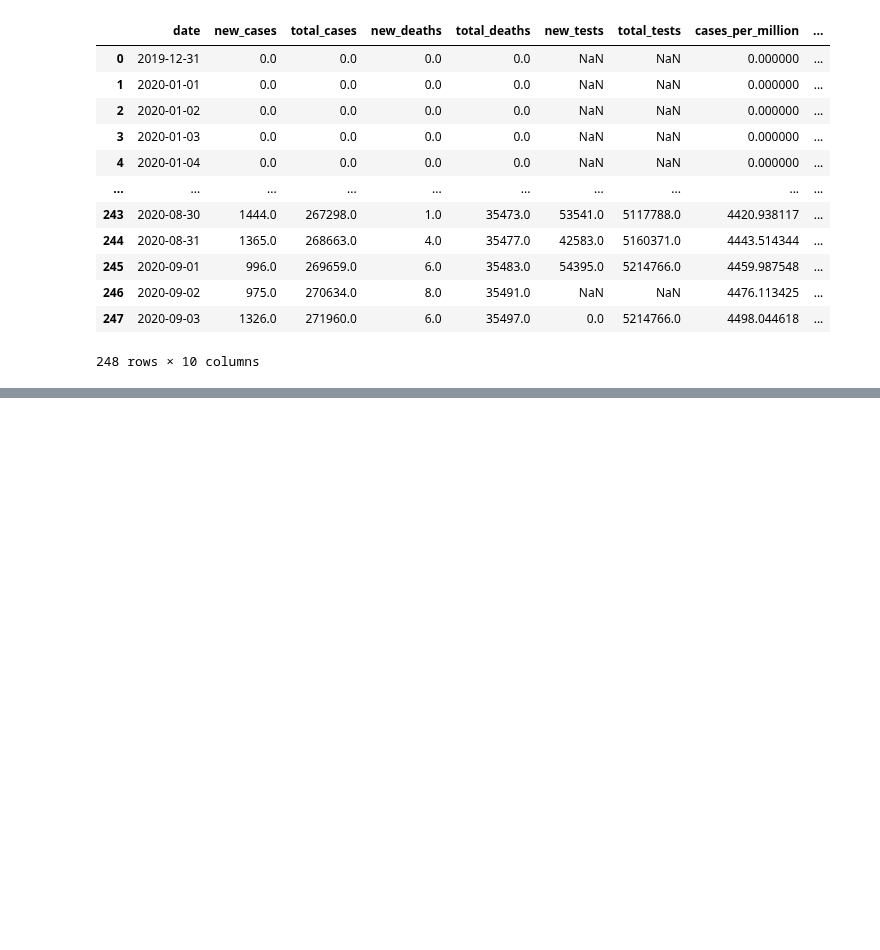
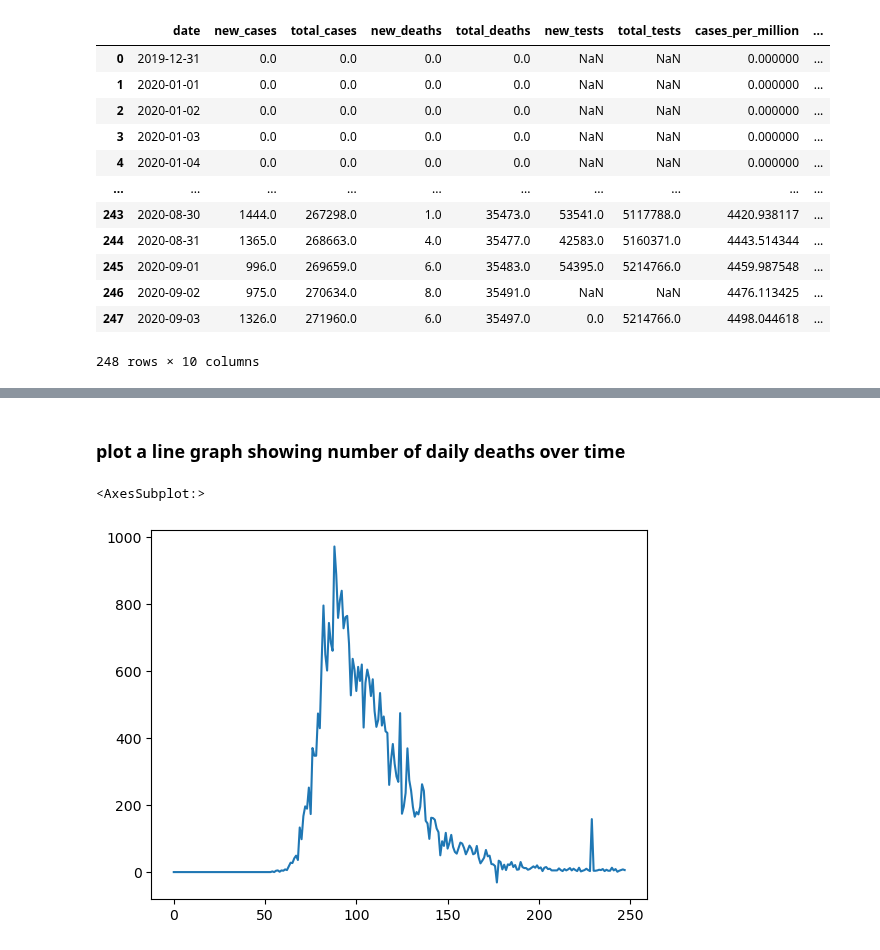
Before and after one commit to S827/Data-Science, a Jupyter notebook: Py Libraries/Pandas/python-pandas-data-analysis.ipynb, the cells around one changed output, grey strips where cells are left out. Cells and saved outputs as stored; diff of their text form; code cells hidden in the pictures; blank space fills up the shorter version.

```diff
--- a/Py Libraries/Pandas/python-pandas-data-analysis.ipynb
+++ b/Py Libraries/Pandas/python-pandas-data-analysis.ipynb
@@ -1425,0 +1424,7 @@ result_df.to_csv('results.csv', index=None)
+# %% [markdown]
+### plot a line graph showing number of daily deaths over time
+# %%
+result_df.new_deaths.plot()
+# %% [output]
+<AxesSubplot:>
+[figure, added]
```
Also changed, not shown: parts of 31 cells of this notebook.
